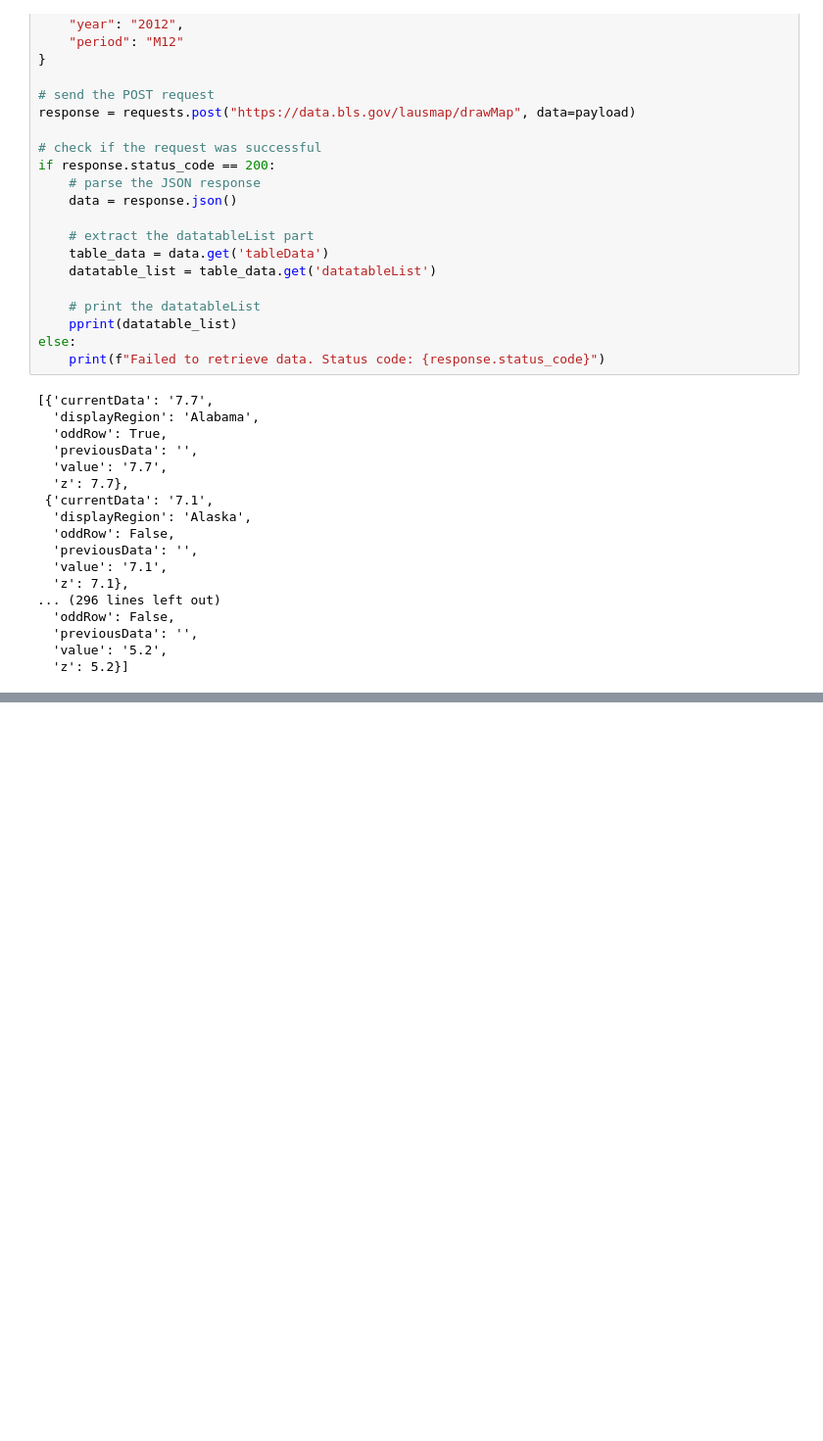
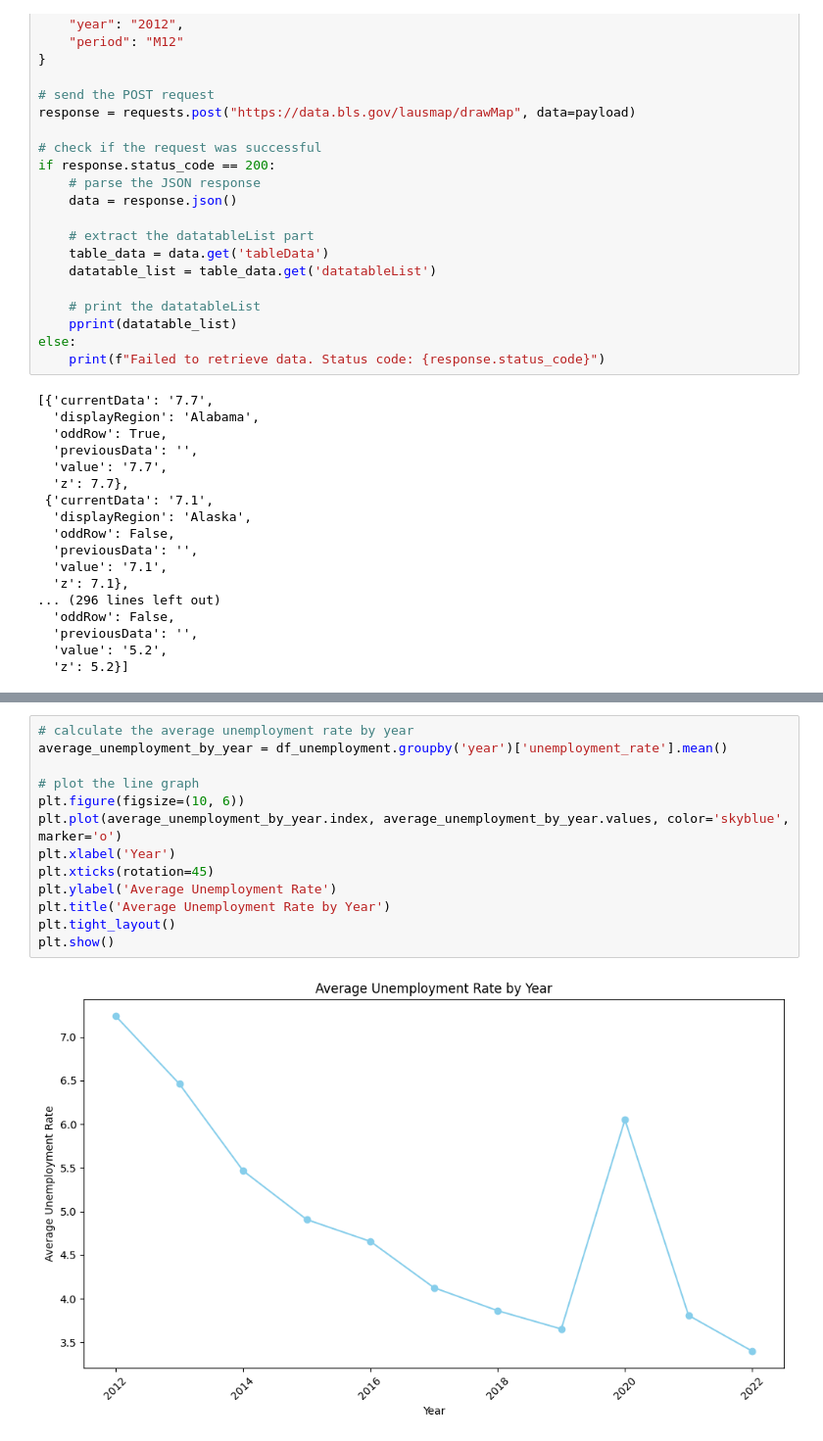
Before and after one commit to ryantangmj/ryantangmj.github.io, a Jupyter notebook: final_tutorial.ipynb, the cells around one changed output, grey strips where cells are left out. Shown at 98% size. Drawn from its saved outputs; the diff is of its cells as text; blank space fills up the shorter version.

```diff
--- a/final_tutorial.ipynb
+++ b/final_tutorial.ipynb
@@ -498,0 +508,15 @@ display(df_unemployment)
+# %%
+# calculate the average unemployment rate by year
+average_unemployment_by_year = df_unemployment.groupby('year')['unemployment_rate'].mean()
+
+# plot the line graph
+plt.figure(figsize=(10, 6))
+plt.plot(average_unemployment_by_year.index, average_unemployment_by_year.values, color='skyblue', marker='o')
+plt.xlabel('Year')
+plt.xticks(rotation=45)
+plt.ylabel('Average Unemployment Rate')
+plt.title('Average Unemployment Rate by Year')
+plt.tight_layout()
+plt.show()
+# %% [output]
+[figure, added]
```
Also changed, not shown: parts of 2 cells of this notebook.
